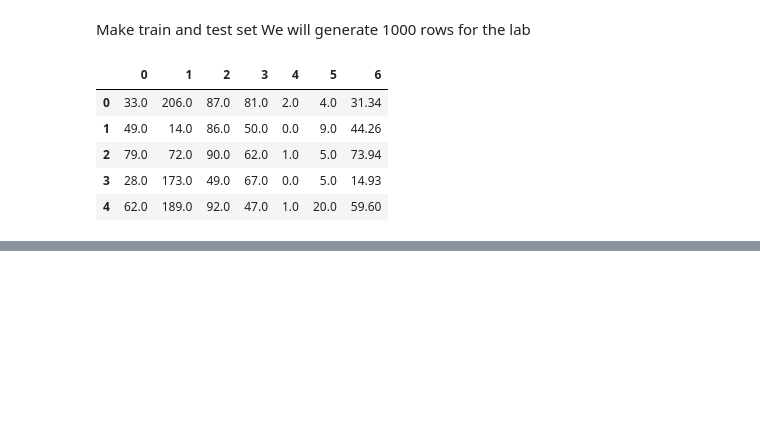
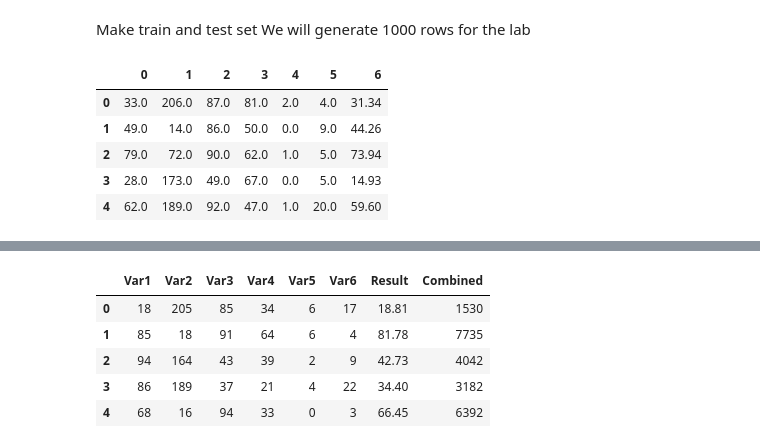
Before and after one commit to umaimehm/Intro_to_AI, a Jupyter notebook: 2021 Lab/Lab4/Untitled.ipynb, the cells around one changed output, grey strips where cells are left out. Cells and saved outputs as stored; diff of their text form; code cells hidden in the pictures; blank space fills up the shorter version.

```diff
--- a/2021 Lab/Lab4/Untitled.ipynb
+++ b/2021 Lab/Lab4/Untitled.ipynb
@@ -361,0 +270,27 @@ MSE
+# %%
+#Make a new column for Var1 * Var3
+df2["Combined"] = df2["Var1"]*df2["Var3"]
+#Set X to the combined set
+X = pd.DataFrame(df2["Combined"])
+#Y to result
+Y = pd.DataFrame(df2["Result"])
+#And make sets for Var1 and Var2
+X1 = pd.DataFrame(df2["Var1"])
+X2 = pd.DataFrame(df2["Var3"])
+
+#And lets do the same for the test set
+Xt = pd.DataFrame(df[7])
+X1t = pd.DataFrame(df[0])
+X2t = pd.DataFrame(df[2])
+Yt = pd.DataFrame(df[6])
+#Put the data in list, so we can test the different sets in a for loop
+dataSet = [X,X1,X2]
+trainingSet = [Xt,X1t,X2t]
+df2.head()
+# %% [output]
+|  | Var1 | Var2 | Var3 | Var4 | Var5 | Var6 | Result | Combined |
+| 0 | 18 | 205 | 85 | 34 | 6 | 17 | 18.81 | 1530 |
+| 1 | 85 | 18 | 91 | 64 | 6 | 4 | 81.78 | 7735 |
+| 2 | 94 | 164 | 43 | 39 | 2 | 9 | 42.73 | 4042 |
+| 3 | 86 | 189 | 37 | 21 | 4 | 22 | 34.40 | 3182 |
+| 4 | 68 | 16 | 94 | 33 | 0 | 3 | 66.45 | 6392 |
```
Also changed, not shown: parts of 41 cells of this notebook.
